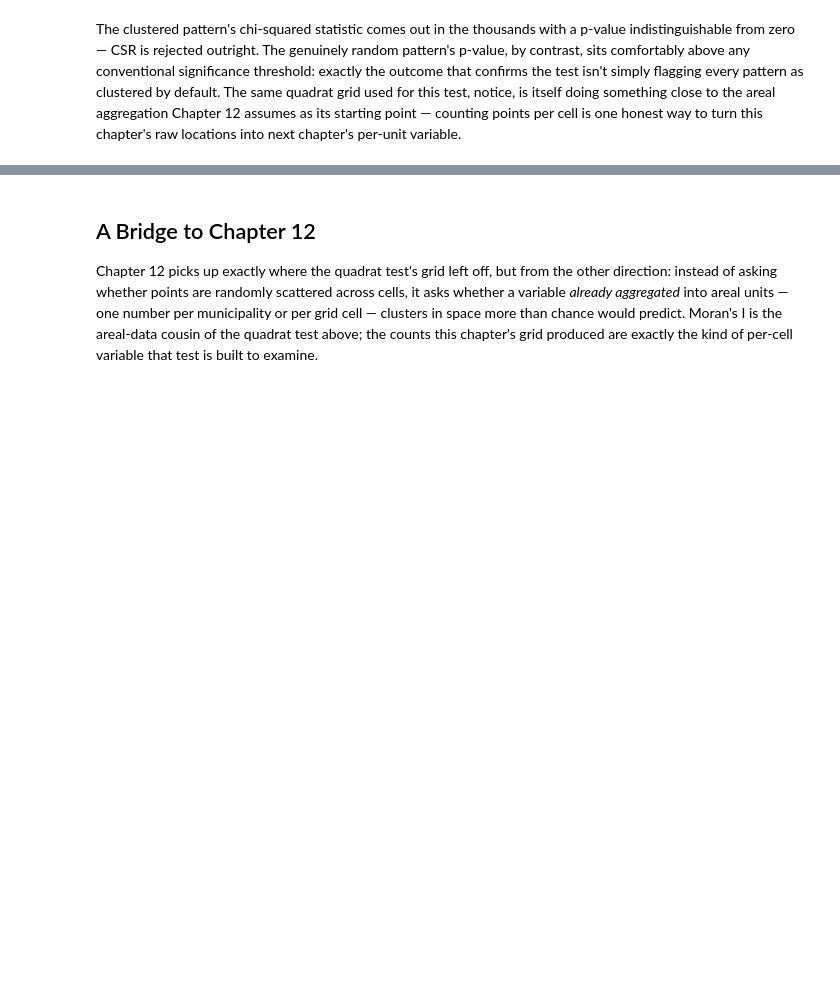
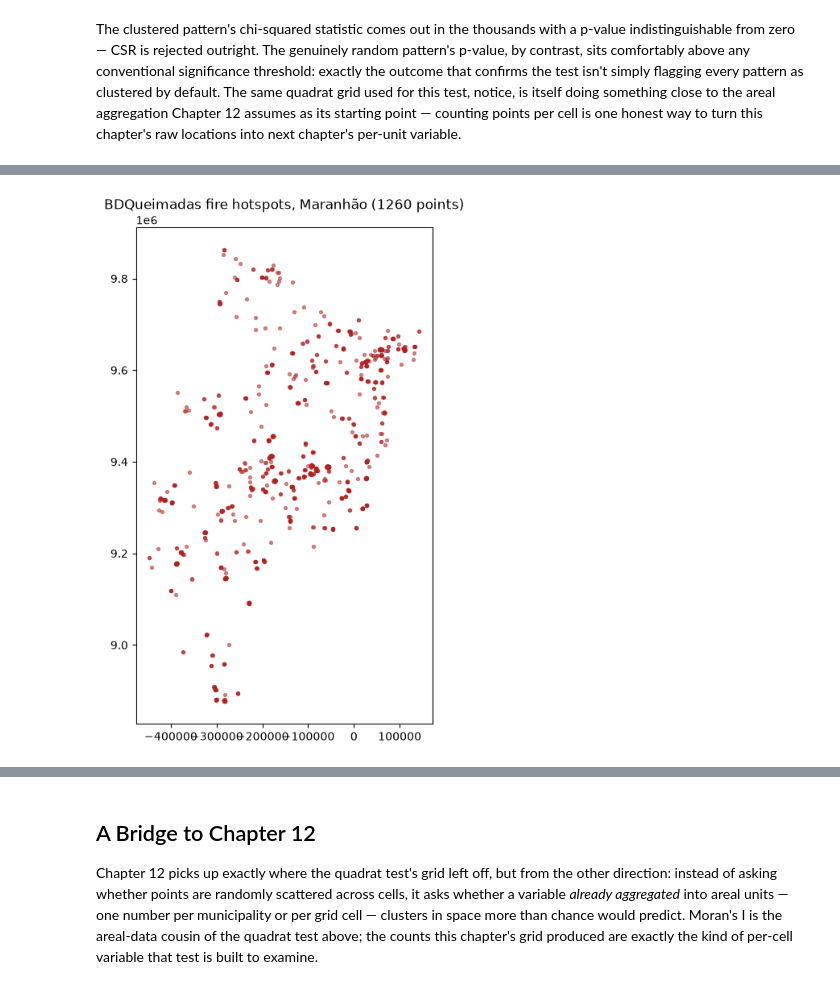
Before and after one commit to LambdaGeo/geospatial-modeling-python, a Jupyter notebook: docs/part2/ch11_pointpatterns.ipynb, the cells around one changed output, grey strips where cells are left out. Cells and saved outputs as stored; diff of their text form; code cells hidden in the pictures; blank space fills up the shorter version.

Commit message:
added more real data

```diff
--- a/docs/part2/ch11_pointpatterns.ipynb
+++ b/docs/part2/ch11_pointpatterns.ipynb
@@ -126,0 +134,19 @@ The clustered pattern's chi-squared statistic comes out in the thousands with a
+# %%
+import pandas as pd
+import geopandas as gpd
+
+fire_df = pd.read_csv("bdqueimadas_ma.csv")
+fire_gdf = gpd.GeoDataFrame(
+    fire_df,
+    geometry=gpd.points_from_xy(fire_df.Longitude, fire_df.Latitude),
+    crs="EPSG:4326",
+).to_crs("EPSG:31984")
+
+fire_points = np.column_stack([fire_gdf.geometry.x, fire_gdf.geometry.y])
+
+fig, ax = plt.subplots(figsize=(6, 8))
+ax.scatter(fire_points[:, 0], fire_points[:, 1], s=8, alpha=0.5, color="firebrick")
+ax.set_title(f"BDQueimadas fire hotspots, Maranhão ({len(fire_points)} points)")
+ax.set_aspect("equal")
+# %% [output]
+[figure, added]
```
Also changed, not shown: parts of 14 cells of this notebook, 5 other files.
